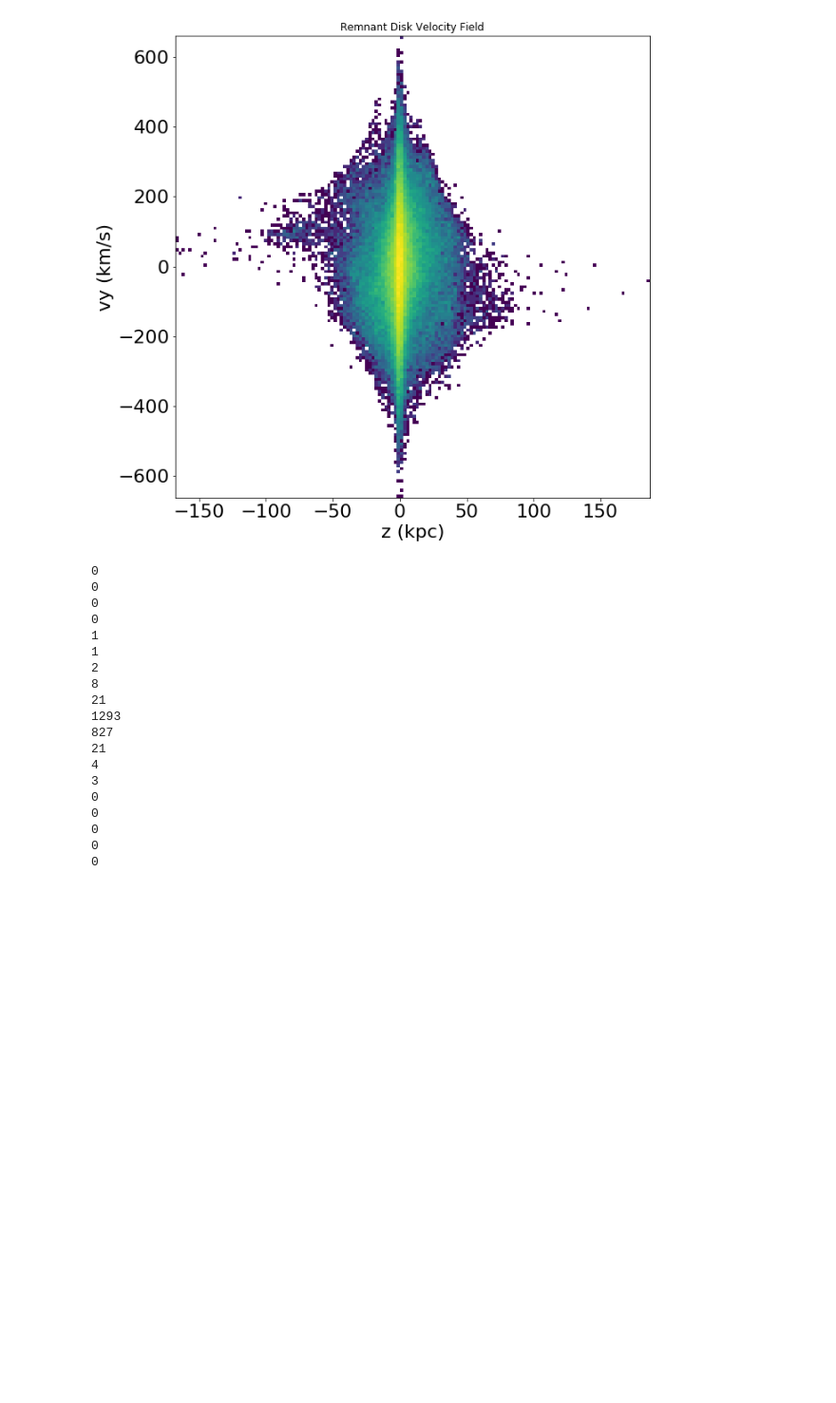
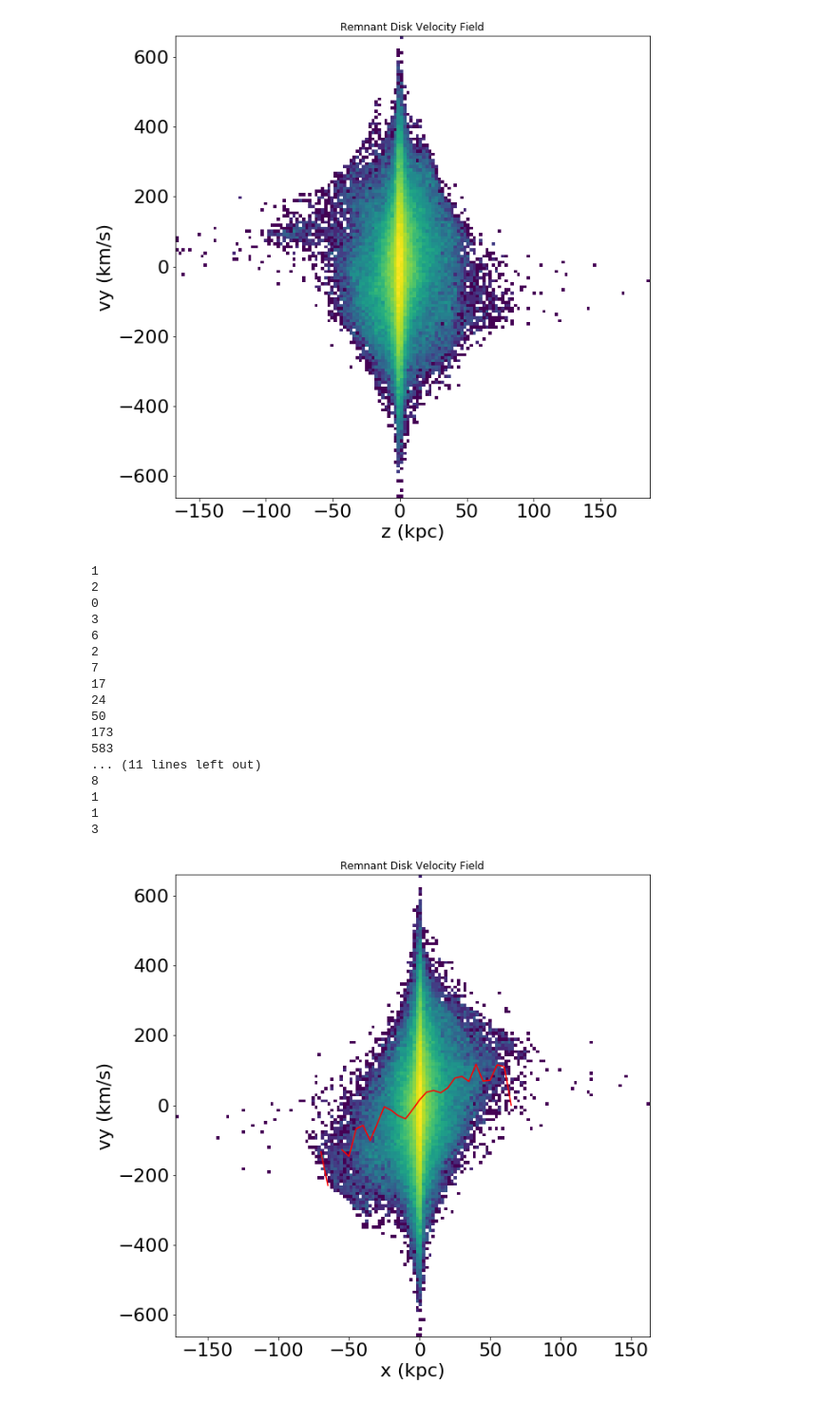
Before and after one commit to mwalder428/400B_walder, a Jupyter notebook: ResearchAssignment/ResearchAssignment5/RemnantDiskParticleKinematics.ipynb, the cells around one changed output. Shown: that part at 95% size. Cells and saved outputs as stored; diff of their text form; code cells hidden in the pictures; blank space fills up the shorter version.

Commit message:
Added plot of mean velocity on vy vs x phase diagram

```diff
--- a/ResearchAssignment/ResearchAssignment5/RemnantDiskParticleKinematics.ipynb
+++ b/ResearchAssignment/ResearchAssignment5/RemnantDiskParticleKinematics.ipynb
@@ -467,30 +468,63 @@ def VelocityMeansandDispersions(axis, rdata, vdata, dx, dy, dz):
     return vmeans, vdispersions
 # %%
 #test 1, along x axis, want dx to be larger and dy and dz to be small (but how small??) maybe start with dx = 5kpc, dy = 0.5kpc, dz = 0.5kpc
-means, dispersions = VelocityMeansandDispersions("x", rnew, vnew, 5, 0.5, 0.5)
-#means2, dispersions2 = VelocityMeansandDispersions("y", rnew, vnew, 0.5, 5, 0.5)
-#means3, dispersions3 = VelocityMeansandDispersions("z", rnew, vnew, 0.5, 0.5, 5)
+means, dispersions = VelocityMeansandDispersions("x", rnew, vnew, 5, 5, 5)
+means2, dispersions2 = VelocityMeansandDispersions("y", rnew, vnew, 0.5, 5, 0.5)
+means3, dispersions3 = VelocityMeansandDispersions("z", rnew, vnew, 0.5, 0.5, 5)
 #Hmmmm seem to be getting a lot of nans, not sure why
-
+#len(means)
 #print(len(dispersions))
 #plt.scatter(means, dispersions)
+
+#Also not sure why some bins have a ton more stars, I get that it gets denser as you get closer to the center of the remnant
+#but also that's a lot
 # %% [output]
+1
+2
 0
-0
-0
-0
+3
+6
+2
+7
+17
+24
+50
+173
+583
+... (11 lines left out)
+8
 1
 1
-2
-8
-21
-1293
-827
-21
-4
 3
-0
-0
-0
-0
-0
+# %%
+#overplot the means as a function of axis on the phase diagram from above
+
+xvalues = np.arange(-70, 70, 5)
+# Make a phase diagram for each x, y, z axis, where v component is component that points out of board
+# Remnant Disk Velocity Field
+
+fig = plt.figure(figsize=(10,10))
+ax = plt.subplot(111)
+
+# Plot 2D Histogram one component of  Pos vs Vel
+# ADD HERE
+plt.hist2d(rnew[:,0], vnew[:,1], bins = 150, norm=LogNorm())
+
+plt.plot(xvalues, means, color = "red")
+
+# Add axis labels
+plt.xlabel('x (kpc)', fontsize=22)
+plt.ylabel('vy (km/s)', fontsize=22)
+plt.title("Remnant Disk Velocity Field")
+
+#adjust tick label font size
+label_size = 22
+matplotlib.rcParams['xtick.labelsize'] = label_size
+matplotlib.rcParams['ytick.labelsize'] = label_size
+
+#plt.savefig("/Users/Maddog/Downloads/M31DiskVelocity.png")
+
+#seems to be most "peak like" behavior here in terms of rotation, graph seems to have the most peak at some positive
+#and negative value
+# %% [output]
+[figure, added]
```
Also changed, not shown: parts of 4 cells of this notebook.
